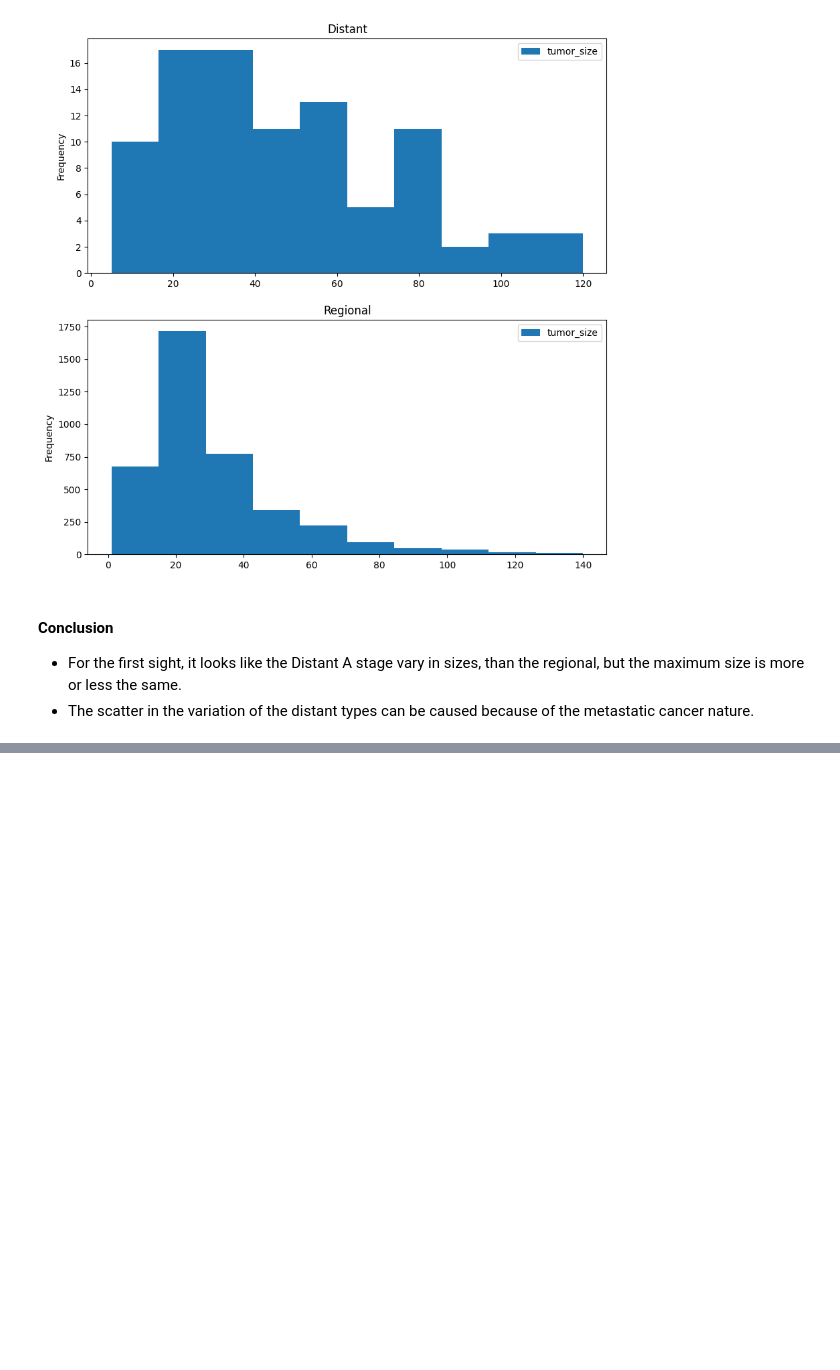
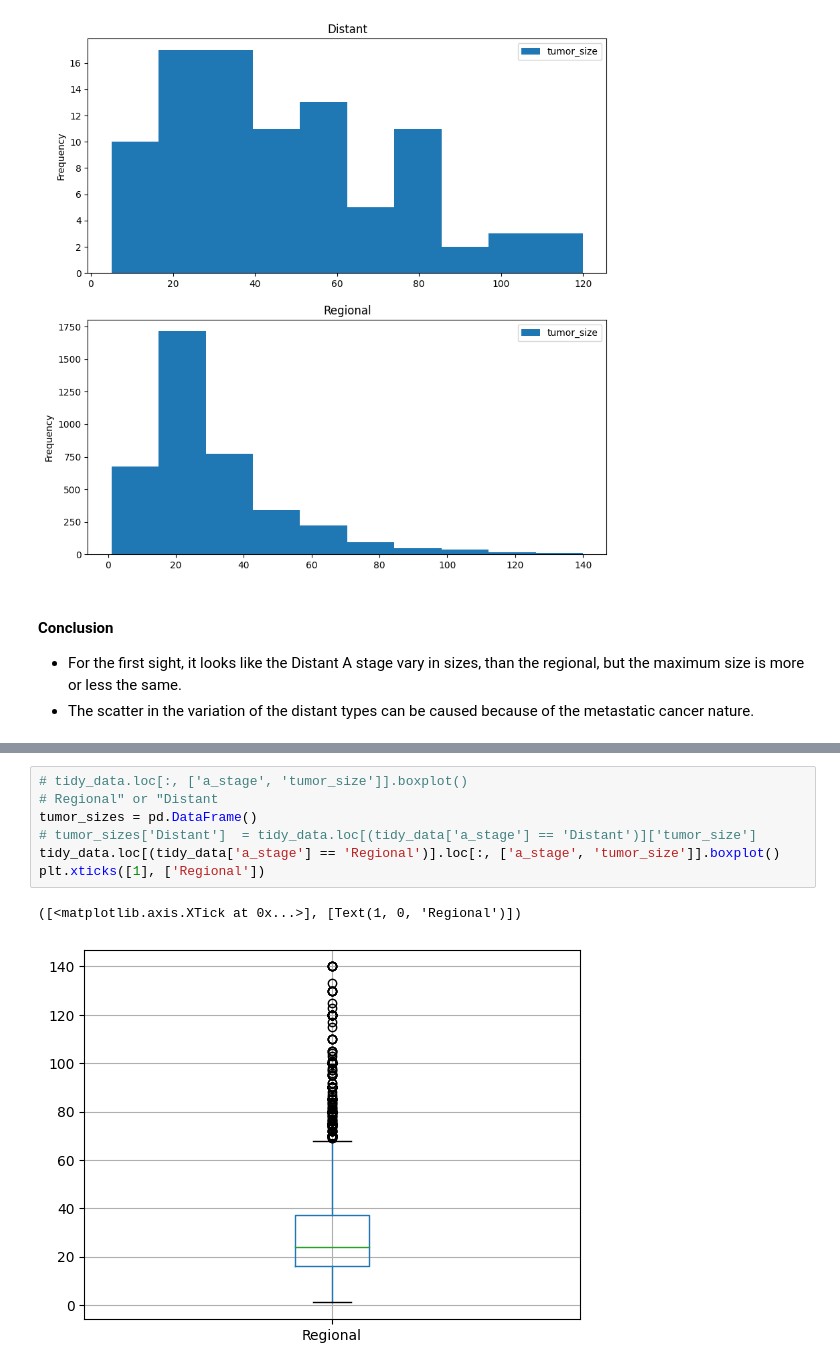
Before and after one commit to AniValle/Pandas_statistics_pt2, a Jupyter notebook: 0-preguntas_basicas.ipynb, the cells around one changed output, grey strips where cells are left out. Drawn from its saved outputs; the diff is of its cells as text; blank space fills up the shorter version.

```diff
--- a/0-preguntas_basicas.ipynb
+++ b/0-preguntas_basicas.ipynb
@@ -358,0 +357,10 @@ array([<AxesSubplot: title={'center': 'Distant'}, ylabel='Frequency'>,
+# %%
+# tidy_data.loc[:, ['a_stage', 'tumor_size']].boxplot()
+# Regional" or "Distant
+tumor_sizes = pd.DataFrame()
+# tumor_sizes['Distant']  = tidy_data.loc[(tidy_data['a_stage'] == 'Distant')]['tumor_size']
+tidy_data.loc[(tidy_data['a_stage'] == 'Regional')].loc[:, ['a_stage', 'tumor_size']].boxplot()
+plt.xticks([1], ['Regional'])
+# %% [output]
+([<matplotlib.axis.XTick at 0x...>], [Text(1, 0, 'Regional')])
+[figure, added]
```
Also changed, not shown: parts of 5 cells of this notebook.
